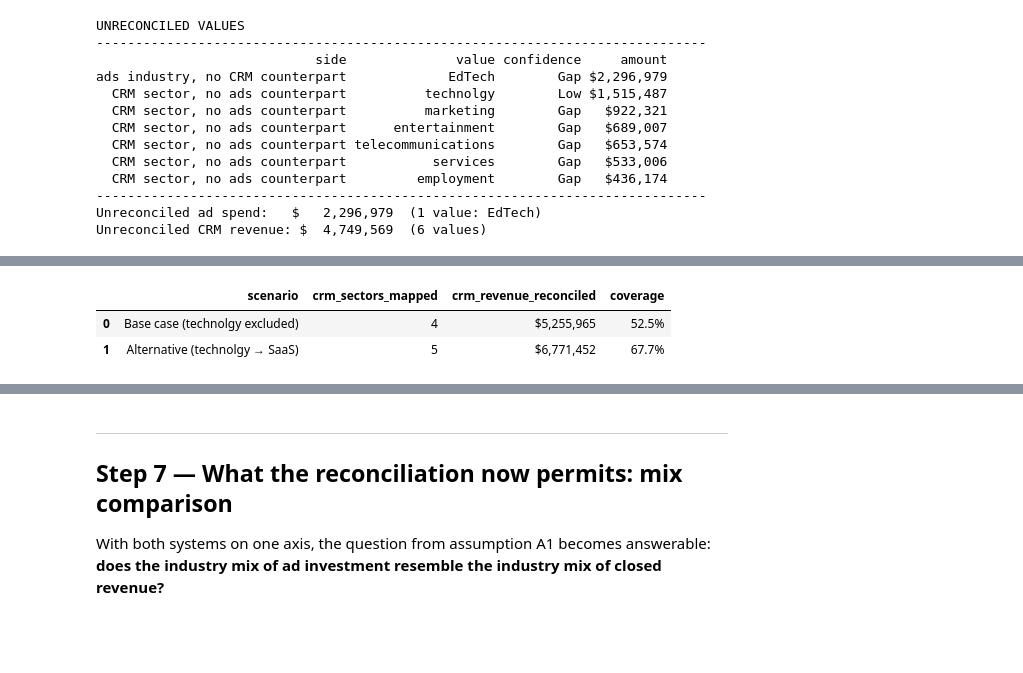
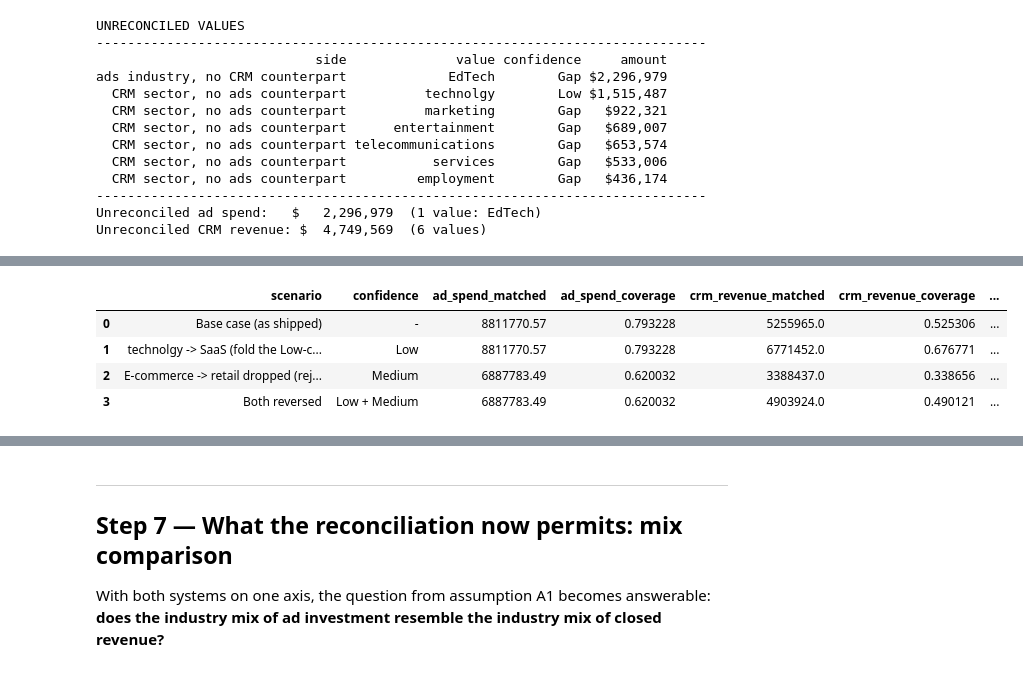
Before and after one commit to sreekar2503/marketing-attribution-project, a Jupyter notebook: notebooks/03_reconciliation.ipynb, the cells around one changed output, grey strips where cells are left out. Drawn from its saved outputs; the diff is of its cells as text; code cells hidden in the pictures; blank space fills up the shorter version.

```diff
--- a/notebooks/03_reconciliation.ipynb
+++ b/notebooks/03_reconciliation.ipynb
@@ -203,7 +203,8 @@ CROSSWALK = [
     ('E-commerce', 'retail',     'Medium',
      'Online retail is a subset of retail, not a synonym. The CRM sector includes bricks-and-'
      'mortar accounts that no e-commerce campaign would target, so this mapping over-attributes '
-     'CRM revenue to E-commerce spend by an unmeasurable amount.'),
+     'CRM revenue to E-commerce spend. The size of that over-attribution cannot be resolved '
+     'from the data, but its upper bound can: Step 6 prices dropping this mapping entirely.'),
 
     ('EdTech',     None,         'Gap',
      'No CRM counterpart exists. Education is absent from the CRM sector vocabulary entirely. '
@@ -460,34 +469,53 @@ one unverifiable decision.
 # %%
-alt = crm_by_sector.copy()
-alt_map = dict(zip(active['crm_sector'], active['ads_industry']))
-alt_map['technolgy'] = 'SaaS'          # the alternative assumption
-alt['ads_industry'] = alt['sector'].map(alt_map)
+# Price every uncertain decision the same way: reverse it, recompute coverage.
+tech_rev = crm_by_sector.loc[crm_by_sector['sector'] == 'technolgy', 'crm_revenue'].iloc[0]
+ecom = matched[matched['industry'] == 'E-commerce'].iloc[0]
 
-alt_rev = alt.dropna(subset=['ads_industry'])['crm_revenue'].sum()
-tech_rev = crm_by_sector.loc[crm_by_sector['sector'] == 'technolgy', 'crm_revenue'].iloc[0]
+SCENARIOS = [
+    # label, confidence of the decision varied, ad spend matched, crm revenue matched
+    ('Base case (as shipped)', '-',
+     spend_matched, rev_matched),
+    ('technolgy -> SaaS (fold the Low-confidence sector in)', 'Low',
+     spend_matched, rev_matched + tech_rev),
+    ('E-commerce -> retail dropped (reject the Medium mapping)', 'Medium',
+     spend_matched - ecom['ad_spend'], rev_matched - ecom['crm_revenue']),
+    ('Both reversed', 'Low + Medium',
+     spend_matched - ecom['ad_spend'], rev_matched - ecom['crm_revenue'] + tech_rev),
+]
 
 sens = pd.DataFrame([
-    {'scenario': 'Base case (technolgy excluded)',
-     'crm_sectors_mapped': 4,
-     'crm_revenue_reconciled': rev_matched,
-     'coverage': rev_matched / CRM_REVENUE_TOTAL},
-    {'scenario': 'Alternative (technolgy → SaaS)',
-     'crm_sectors_mapped': 5,
-     'crm_revenue_reconciled': alt_rev,
-     'coverage': alt_rev / CRM_REVENUE_TOTAL},
+    {'scenario': label, 'confidence': conf,
+     'ad_spend_matched': ad, 'ad_spend_coverage': ad / AD_SPEND_TOTAL,
+     'crm_revenue_matched': rev, 'crm_revenue_coverage': rev / CRM_REVENUE_TOTAL}
+    for label, conf, ad, rev in SCENARIOS
 ])
-sens['coverage'] = sens['coverage'].map(lambda v: f"{v:.1%}")
-sens['crm_revenue_reconciled'] = sens['crm_revenue_reconciled'].map(lambda v: f"${v:,.0f}")
+base = sens.iloc[0]
+sens['ad_delta_pp'] = (sens['ad_spend_coverage'] - base['ad_spend_coverage']) * 100
+sens['crm_delta_pp'] = (sens['crm_revenue_coverage'] - base['crm_revenue_coverage']) * 100
 
-print(sens.to_string(index=False))
+print("Coverage under each reversal of an uncertain decision\n")
+print(sens[['scenario', 'confidence', 'ad_spend_coverage', 'crm_revenue_coverage',
+            'ad_delta_pp', 'crm_delta_pp']].to_string(
+    index=False,
+    formatters={'ad_spend_coverage': '{:.1%}'.format,
+                'crm_revenue_coverage': '{:.1%}'.format,
+                'ad_delta_pp': '{:+.1f}'.format,
+                'crm_delta_pp': '{:+.1f}'.format}))
+
+ad_lo, ad_hi = sens['ad_spend_coverage'].min(), sens['ad_spend_coverage'].max()
+crm_lo, crm_hi = sens['crm_revenue_coverage'].min(), sens['crm_revenue_coverage'].max()
 print()
-print(f"One undocumented judgement call is worth ${tech_rev:,.0f} — "
-      f"{tech_rev / CRM_REVENUE_TOTAL:.1%} of all closed revenue.")
+print("Headline coverage is a RANGE, not a point:")
+print(f"  ad spend     {ad_lo:.1%} - {ad_hi:.1%}")
+print(f"  crm revenue  {crm_lo:.1%} - {crm_hi:.1%}")
 print()
-print("Note what this means for the SaaS row specifically: including `technolgy` would raise")
-print("SaaS-mapped revenue from "
-      f"${matched.loc[matched.industry == 'SaaS', 'crm_revenue'].iloc[0]:,.0f} to "
-      f"${matched.loc[matched.industry == 'SaaS', 'crm_revenue'].iloc[0] + tech_rev:,.0f} "
-      "— more than doubling it.")
+print(f"technolgy alone:            ${tech_rev:,.0f} of CRM revenue "
+      f"({tech_rev / CRM_REVENUE_TOTAL:+.1%})")
+print(f"E-commerce->retail alone:   ${ecom['crm_revenue']:,.0f} of CRM revenue "
+      f"({-ecom['crm_revenue'] / CRM_REVENUE_TOTAL:+.1%}), "
+      f"${ecom['ad_spend']:,.0f} of ad spend ({-ecom['ad_spend'] / AD_SPEND_TOTAL:+.1%})")
+print()
+print("The Medium-confidence mapping moves the CRM number MORE than the Low-confidence one.")
+print("Ranking uncertainty by confidence label alone would have got that backwards.")
 sens
 # %% [output]
@@ -502,6 +539,8 @@ SaaS-mapped revenue from $1,077,934 to $2,593,421 — more than doubling it.
-|  | scenario | crm_sectors_mapped | crm_revenue_reconciled | coverage |
-| 0 | Base case (technolgy excluded) | 4 | $5,255,965 | 52.5% |
-| 1 | Alternative (technolgy → SaaS) | 5 | $6,771,452 | 67.7% |
+|  | scenario | confidence | ad_spend_matched | ad_spend_coverage | crm_revenue_matched | crm_revenue_coverage | ... |
+| 0 | Base case (as shipped) | - | 8811770.57 | 0.793228 | 5255965.0 | 0.525306 | ... |
+| 1 | technolgy -> SaaS (fold the Low-c... | Low | 8811770.57 | 0.793228 | 6771452.0 | 0.676771 | ... |
+| 2 | E-commerce -> retail dropped (rej... | Medium | 6887783.49 | 0.620032 | 3388437.0 | 0.338656 | ... |
+| 3 | Both reversed | Low + Medium | 6887783.49 | 0.620032 | 4903924.0 | 0.490121 | ... |
 # %% [markdown]
 **This is the strongest argument in the project for a governed reference table.**
 
```
Also changed, not shown: parts of 5 cells of this notebook, 7 other files.
